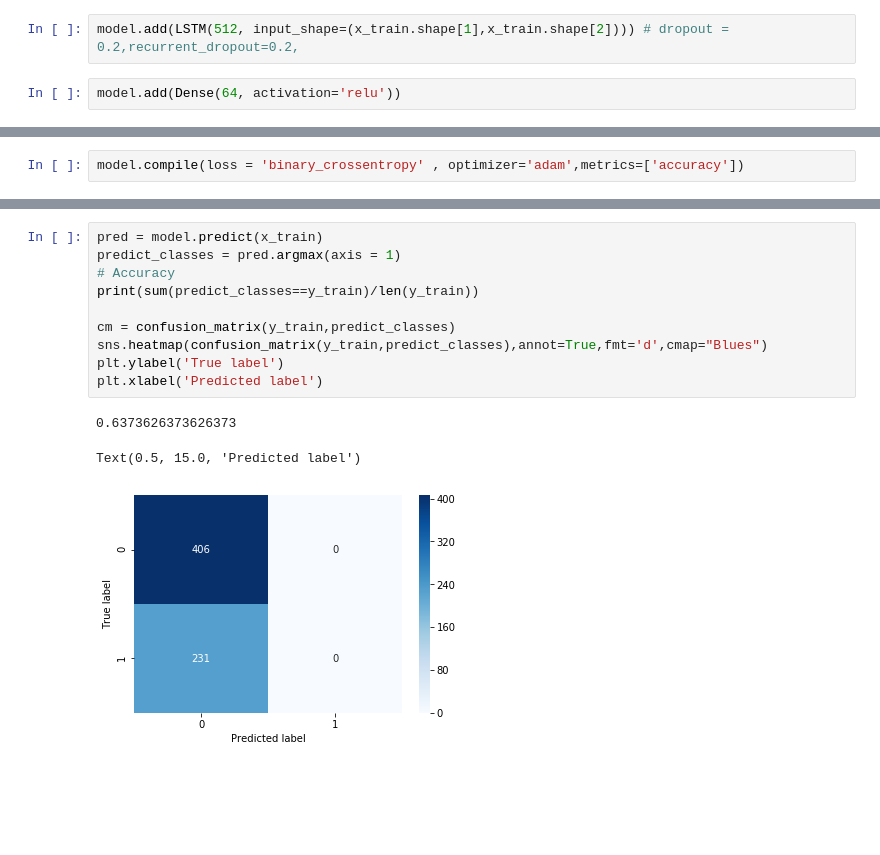
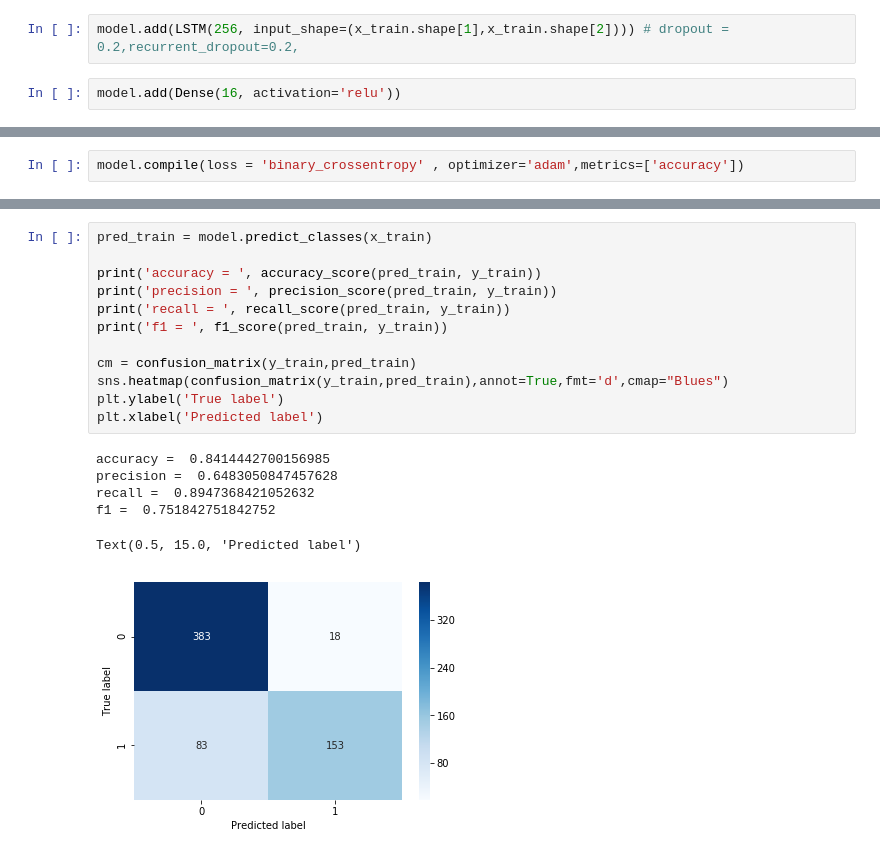
Before and after one commit to susano0/Electric-Fault-Prediction, a Jupyter notebook: TS_New_All_data.ipynb, the cells around one changed output, grey strips where cells are left out. Cells and saved outputs as stored; diff of their text form; blank space fills up the shorter version.

Commit message:
model trained

```diff
--- a/TS_New_All_data.ipynb
+++ b/TS_New_All_data.ipynb
@@ -229,9 +229,9 @@ x_train.shape,x_test.shape
 # %%
 model = Sequential()
 # %%
-model.add(LSTM(512, input_shape=(x_train.shape[1],x_train.shape[2]))) # dropout = 0.2,recurrent_dropout=0.2,
+model.add(LSTM(256, input_shape=(x_train.shape[1],x_train.shape[2]))) # dropout = 0.2,recurrent_dropout=0.2,
 # %%
-model.add(Dense(64, activation='relu'))
+model.add(Dense(16, activation='relu'))
 # %%
 model.add(Dense(1, activation='sigmoid'))
 # %%
@@ -269,15 +281,20 @@ plt.show()
 # %%
-pred = model.predict(x_train)
-predict_classes = pred.argmax(axis = 1)
-# Accuracy
-print(sum(predict_classes==y_train)/len(y_train))
+pred_train = model.predict_classes(x_train)
 
-cm = confusion_matrix(y_train,predict_classes)
-sns.heatmap(confusion_matrix(y_train,predict_classes),annot=True,fmt='d',cmap="Blues")
+print('accuracy = ', accuracy_score(pred_train, y_train))
+print('precision = ', precision_score(pred_train, y_train))
+print('recall = ', recall_score(pred_train, y_train))
+print('f1 = ', f1_score(pred_train, y_train))
+
+cm = confusion_matrix(y_train,pred_train)
+sns.heatmap(confusion_matrix(y_train,pred_train),annot=True,fmt='d',cmap="Blues")
 plt.ylabel('True label')
 plt.xlabel('Predicted label')
 # %% [output]
-0.6373626373626373
+accuracy =  0.8414442700156985
+precision =  0.6483050847457628
+recall =  0.8947368421052632
+f1 =  0.751842751842752
 Text(0.5, 15.0, 'Predicted label')
-[figure, old version]
+[figure, new version]
 # %%
```
Also changed, not shown: parts of 8 cells of this notebook.
